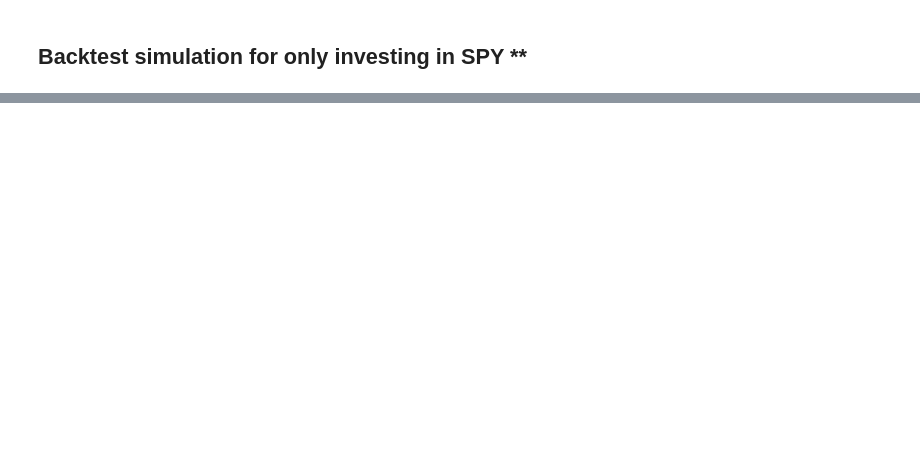
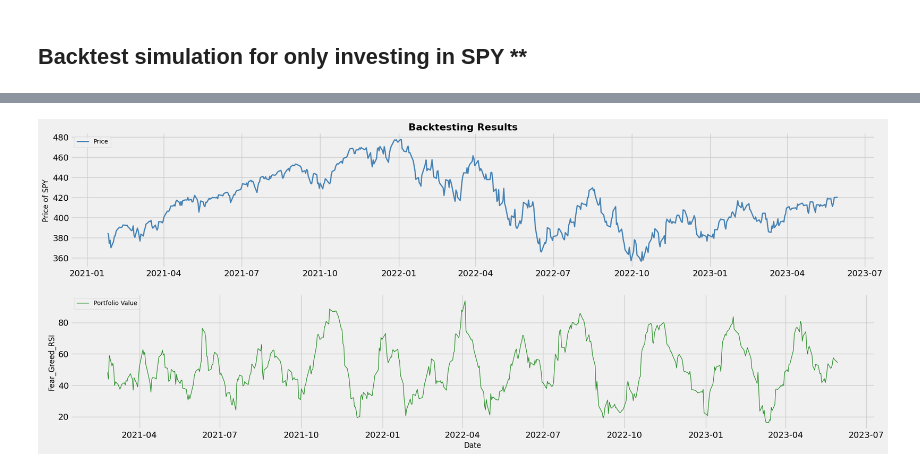
Before and after one commit to vamshi694/Trading_Bot_version_1, a Jupyter notebook: Experiment_notebooks/Backtesting_code.ipynb, the cells around one changed output, grey strips where cells are left out. Cells and saved outputs as stored; diff of their text form; code cells hidden in the pictures; blank space fills up the shorter version.

```diff
--- a/Experiment_notebooks/Backtesting_code.ipynb
+++ b/Experiment_notebooks/Backtesting_code.ipynb
@@ -174,0 +411,52 @@ Profit till the date : $ 17.585678415764733
+# %%
+def calculate_rsi(data, period=14):
+    close_prices = data['Fear_index']
+    price_changes = close_prices.diff()
+
+    gains = price_changes.mask(price_changes < 0, 0)
+    losses = -price_changes.mask(price_changes > 0, 0)
+
+    average_gain = gains.rolling(window=period).mean()
+    average_loss = losses.rolling(window=period).mean()
+
+    rs = average_gain / average_loss
+    rsi = 100 - (100 / (1 + rs))
+
+    return rsi
+# %%
+plt.style.use('fivethirtyeight')
+
+
+fig, ax = plt.subplots(2, 1, figsize=(20, 8))
+
+# Plot stock price
+ax[0].plot(moving_average_strategy.generate_signals()['close'], label='Price', color='steelblue', linewidth=2)
+ax[0].set_ylabel('Price of SPY', fontsize=12)
+ax[0].legend(loc='upper left', fontsize=10)
+
+# Plot portfolio value
+ax[1].plot(calculate_rsi(moving_average_strategy.generate_signals(), period=21), label='Portfolio Value', color='forestgreen', linewidth=1)
+ax[1].set_ylabel('Fear_Greed_RSI', fontsize=12)
+ax[1].legend(loc='upper left', fontsize=10)
+
+# Set x-axis label for the last subplot
+ax[1].set_xlabel('Date', fontsize=12)
+
+# Adjust spacing between subplots
+plt.tight_layout(pad=2)
+
+# Set title and axis labels
+fig.suptitle('Backtesting Results', fontsize=16, fontweight='bold')
+
+# Customize tick parameters
+plt.tick_params(axis='both', which='both', bottom=False, left=False)
+
+# Remove spines
+for axis in ['top', 'right']:
+    ax[0].spines[axis].set_visible(False)
+    ax[1].spines[axis].set_visible(False)
+
+# Display the plot
+plt.show()
+# %% [output]
+[figure, added]
```
Also changed, not shown: parts of 9 cells of this notebook, 3 other files.
